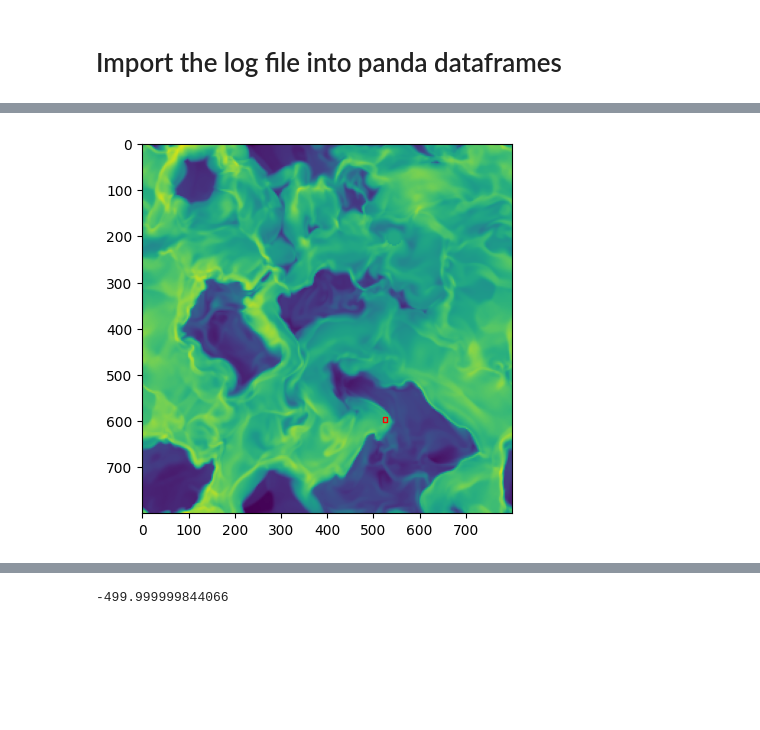
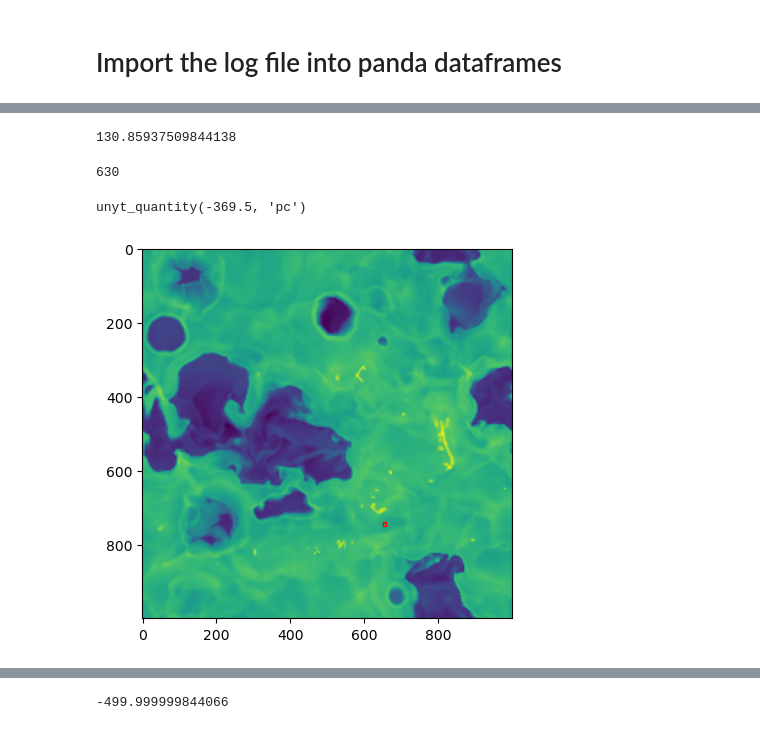
Before and after one commit to Joycelyn-Chen/Astro-Phase-Diagram, a Jupyter notebook: Scripts/tracing_SN_events.ipynb, the cells around one changed output, grey strips where cells are left out. Saved outputs shown, nothing was run; the diff lists cells and outputs as text; code cells hidden in the pictures; blank space fills up the shorter version.

```diff
--- a/Scripts/tracing_SN_events.ipynb
+++ b/Scripts/tracing_SN_events.ipynb
@@ -25,12 +25,12 @@ import cv2 as cv
 # # high: 502 646 216 153
 # %%
 # CV lab
-datadir = "/home/joy0921/Desktop/2023S/Dataset/200_360/finer_time_200_360_original"
+# datadir = "/home/joy0921/Desktop/2023S/Dataset/200_360/finer_time_200_360_original"
 
 # Compute2
-# datadir = '/home/joy0921/Desktop/Dataset/200_210/raw_data'
+datadir = '/home/joy0921/Desktop/Dataset/200_210/raw_data'
 
-filename = "sn34_smd132_bx5_pe300_hdf5_plt_cnt_0200"
+filename = "sn34_smd132_bx5_pe300_hdf5_plt_cnt_0201"
 
 ds = yt.load(os.path.join(datadir, filename))
 # %% [output]
@@ -47,6 +47,6 @@ arb_center = ds.arr(center,'code_length')
 left_edge = arb_center - ds.quan(500,'pc')
 right_edge = arb_center + ds.quan(500,'pc')
 
-obj = ds.arbitrary_grid(left_edge, right_edge, dims=[800,800,800])
+obj = ds.arbitrary_grid(left_edge, right_edge, dims=[1000,1000,1000])
 print(obj["flash", "dens"].shape)
 # %% [output]
@@ -213,30 +237,43 @@ filtered_data
+# %%
+filtered_data['posz_pc'].iloc[0]
+# %% [output]
+130.85937509844138
+# %%
+np.argmin( np.abs(filtered_data['posz_pc'].iloc[0] - zz.value))
+# %% [output]
+630
+# %%
+obj['flash', 'z'][500,500,130].to('pc')
+# %% [output]
+unyt_quantity(-369.5, 'pc')
 # %%
 # convert the cube range to pc
-low_x0, low_y0, low_w, low_h = pc2pixel(150) + 400, pc2pixel(240) + 400, 10, 10
+low_x0, low_y0, low_w, low_h = 150 + 500, 240 + 500, 10, 10
+# low_x0, low_y0, low_w, low_h = 380 + 500, 365 + 500, 10, 10
 # low_x0, low_y0, low_w, low_h = pc2pixel(380) + 400, pc2pixel(365) + 400, 10, 10
 
 
 
 # Visualize the selected region on image
 # plt.imshow(np.log10(obj["flash", "dens"][:,:,300].T[::-1]))
 # plt.colorbar()
 
 # Create figure and axes
 fig, ax = plt.subplots()
 
 
 # Display the image
-ax.imshow(np.log10(obj["flash", "dens"][:,:,130].T[::-1]))
+ax.imshow(np.log10(obj["flash", "dens"][:,:,630].T[::-1]))
 
 # Create a Rectangle patch
 rect = patches.Rectangle((low_x0, low_y0), low_w, low_h, linewidth=1,
                          edgecolor='r', facecolor="none")
 
 # Add the patch to the Axes
 ax.add_patch(rect)
 plt.show()
 # %% [output]
-[figure, old version]
+[figure, new version]
 # %%
 filtered_data.drop_duplicates(subset=['posx_pc', 'n_tracer', 'n_SN'], keep='last')
 filtered_data
```
Also changed, not shown: parts of 9 cells of this notebook.
